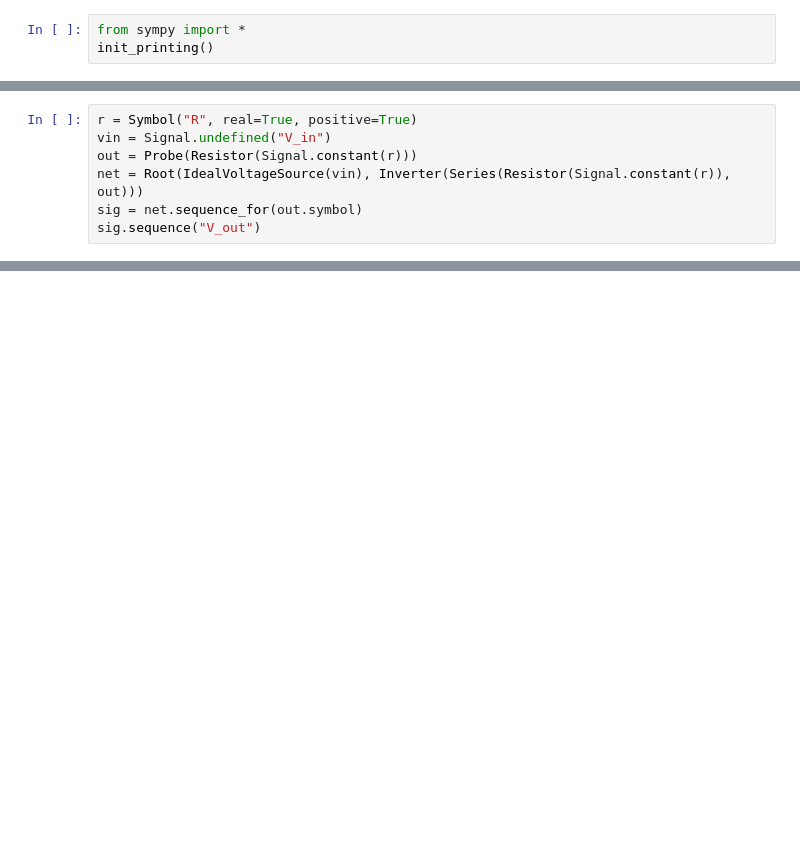
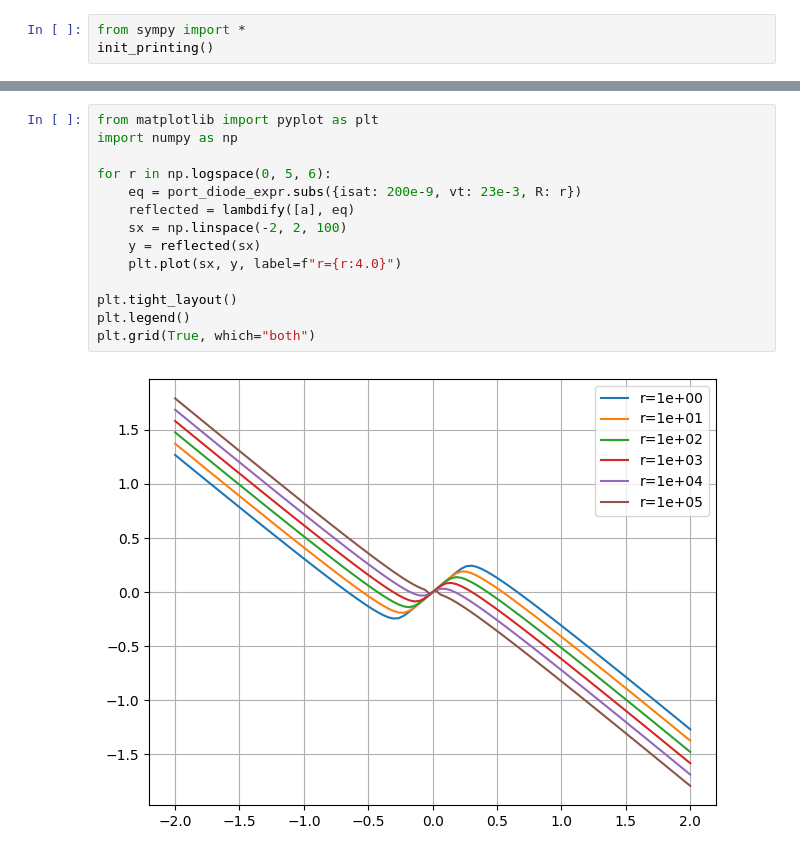
Before and after one commit to SolarLiner/valib, a Jupyter notebook: doc/wdf.ipynb, the cells around one changed output, grey strips where cells are left out. Drawn from its saved outputs; the diff is of its cells as text; blank space fills up the shorter version.

```diff
--- a/doc/wdf.ipynb
+++ b/doc/wdf.ipynb
@@ -307,7 +3,0 @@ class Root:
-# %%
-r = Symbol("R", real=True, positive=True)
-vin = Signal.undefined("V_in")
-out = Probe(Resistor(Signal.constant(r)))
-net = Root(IdealVoltageSource(vin), Inverter(Series(Resistor(Signal.constant(r)), out)))
-sig = net.sequence_for(out.symbol)
-sig.sequence("V_out")
@@ -329,0 +23,16 @@ TypeError: Parallel.wave() missing 1 required positional argument: 'a'
+# %%
+from matplotlib import pyplot as plt
+import numpy as np
+
+for r in np.logspace(0, 5, 6):
+    eq = port_diode_expr.subs({isat: 200e-9, vt: 23e-3, R: r})
+    reflected = lambdify([a], eq)
+    sx = np.linspace(-2, 2, 100)
+    y = reflected(sx)
+    plt.plot(sx, y, label=f"r={r:4.0}")
+
+plt.tight_layout()
+plt.legend()
+plt.grid(True, which="both")
+# %% [output]
+[figure, added]
```
Also changed, not shown: parts of 16 cells of this notebook, 11 other files.
